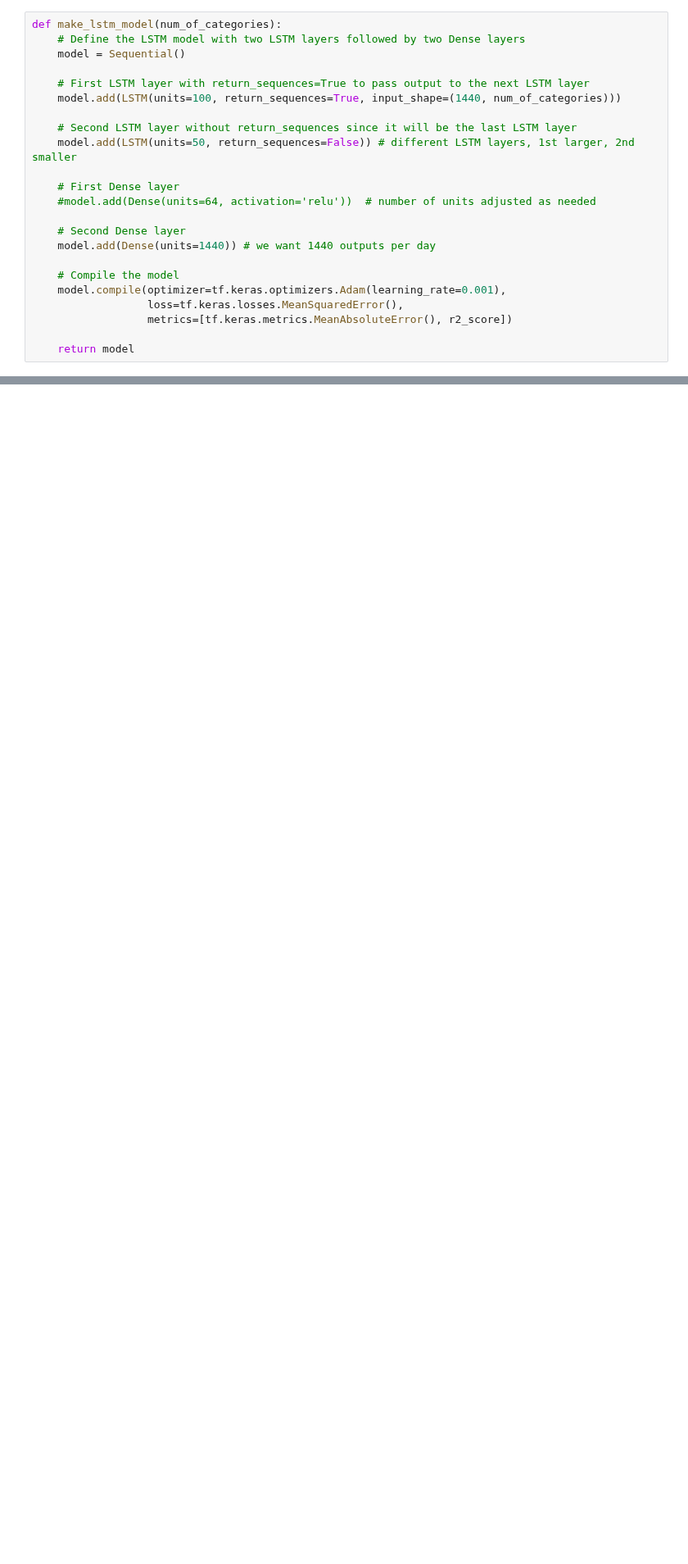
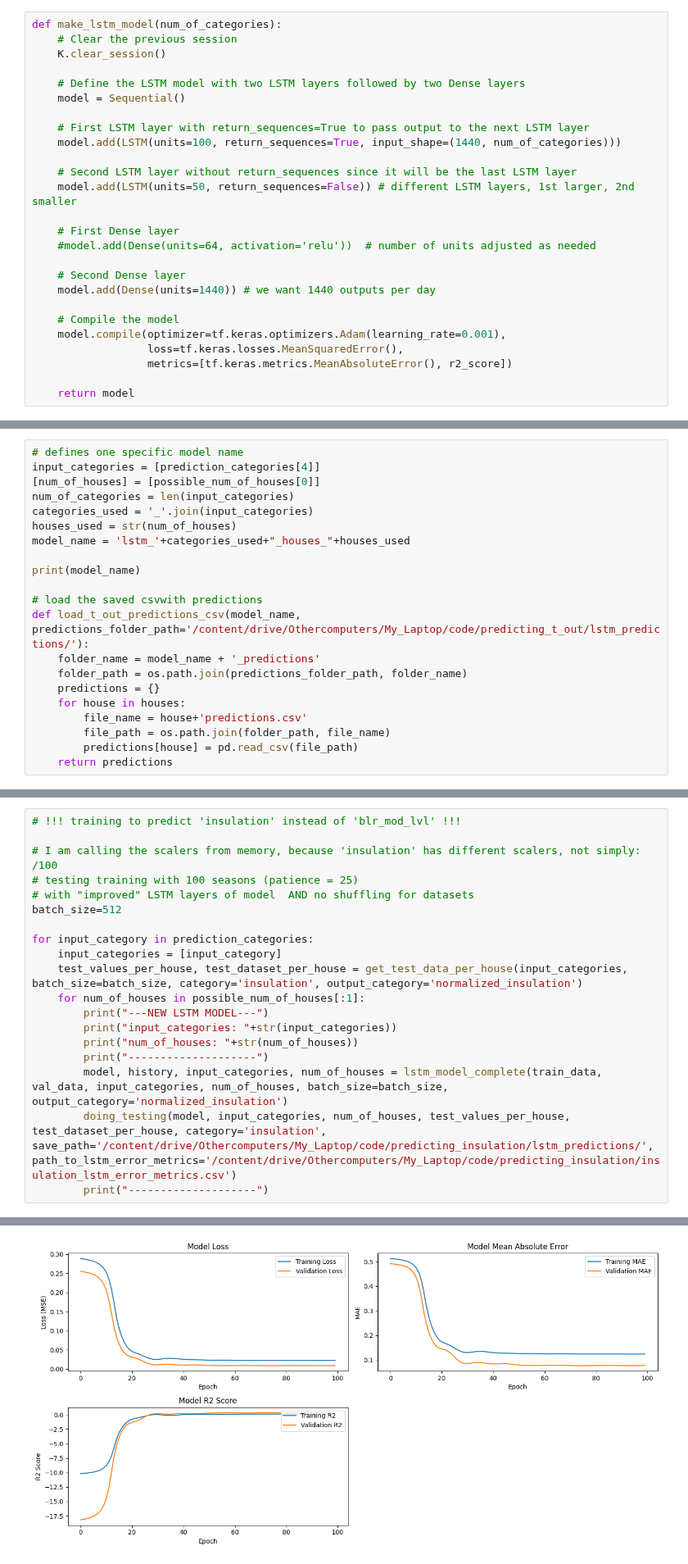
Before and after one commit to GeorgiosKalaras/boilers, a Jupyter notebook: code/lstm_processing_data.ipynb, the cells around one changed output, grey strips where cells are left out. Shown at 82% size. Cells and saved outputs as stored; diff of their text form; blank space fills up the shorter version.

```diff
--- a/code/lstm_processing_data.ipynb
+++ b/code/lstm_processing_data.ipynb
@@ -178,5 +180,8 @@ def r2_score(y_true, y_pred):
 # %%
 def make_lstm_model(num_of_categories):
+    # Clear the previous session
+    K.clear_session()
+
     # Define the LSTM model with two LSTM layers followed by two Dense layers
     model = Sequential()
 
@@ -757,0 +1162,21 @@ finished
+# %%
+# defines one specific model name
+input_categories = [prediction_categories[4]]
+[num_of_houses] = [possible_num_of_houses[0]]
+num_of_categories = len(input_categories)
+categories_used = '_'.join(input_categories)
+houses_used = str(num_of_houses)
+model_name = 'lstm_'+categories_used+"_houses_"+houses_used
+
+print(model_name)
+
+# load the saved csvwith predictions
+def load_t_out_predictions_csv(model_name, predictions_folder_path='/content/drive/Othercomputers/My_Laptop/code/predicting_t_out/lstm_predictions/'):
+    folder_name = model_name + '_predictions'
+    folder_path = os.path.join(predictions_folder_path, folder_name)
+    predictions = {}
+    for house in houses:
+        file_name = house+'predictions.csv'
+        file_path = os.path.join(folder_path, file_name)
+        predictions[house] = pd.read_csv(file_path)
+    return predictions
@@ -757,0 +1212,20 @@ finished
+# %%
+# !!! training to predict 'insulation' instead of 'blr_mod_lvl' !!!
+
+# I am calling the scalers from memory, because 'insulation' has different scalers, not simply:  /100
+# testing training with 100 seasons (patience = 25)
+# with "improved" LSTM layers of model  AND no shuffling for datasets
+batch_size=512
+
+for input_category in prediction_categories:
+    input_categories = [input_category]
+    test_values_per_house, test_dataset_per_house = get_test_data_per_house(input_categories, batch_size=batch_size, category='insulation', output_category='normalized_insulation')
+    for num_of_houses in possible_num_of_houses[:1]:
+        print("---NEW LSTM MODEL---")
+        print("input_categories: "+str(input_categories))
+        print("num_of_houses: "+str(num_of_houses))
+        print("--------------------")
+        model, history, input_categories, num_of_houses = lstm_model_complete(train_data, val_data, input_categories, num_of_houses, batch_size=batch_size, output_category='normalized_insulation')
+        doing_testing(model, input_categories, num_of_houses, test_values_per_house, test_dataset_per_house, category='insulation', save_path='/content/drive/Othercomputers/My_Laptop/code/predicting_insulation/lstm_predictions/', path_to_lstm_error_metrics='/content/drive/Othercomputers/My_Laptop/code/predicting_insulation/insulation_lstm_error_metrics.csv')
+        print("--------------------")
+# %% [output]
@@ -757,0 +1264 @@ finished
+[figure, added]
```
Also changed, not shown: parts of 31 cells of this notebook, 10 other files.
